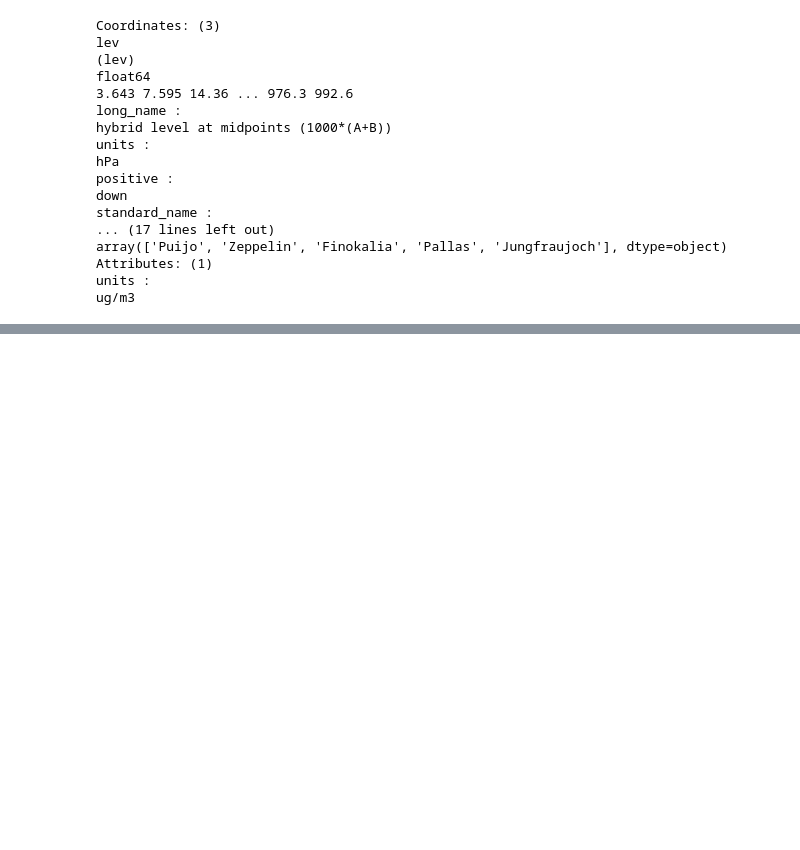
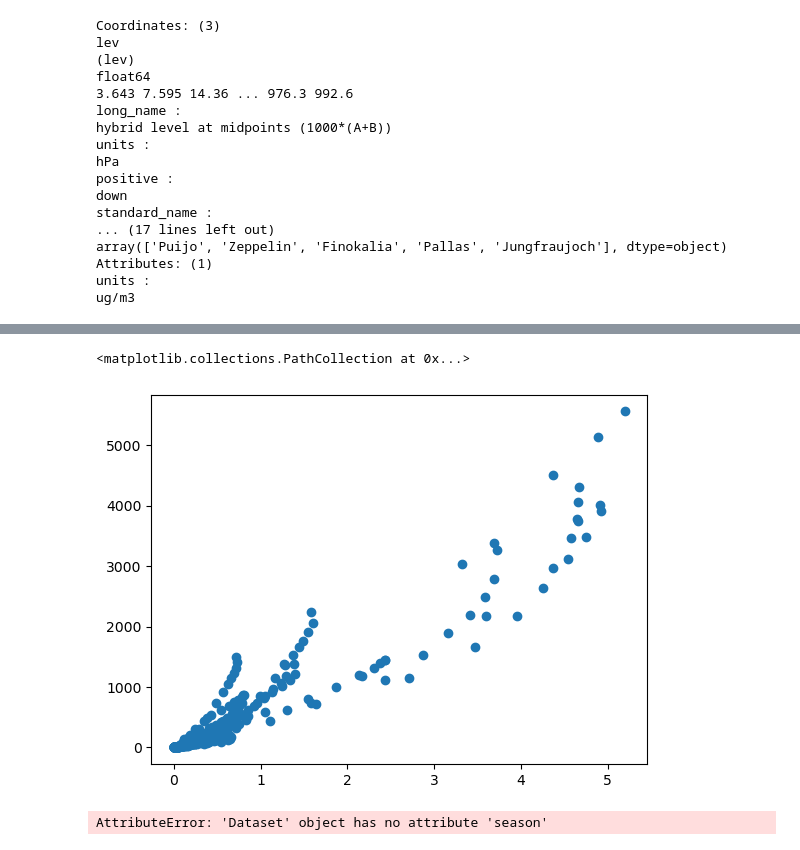
Before and after one commit to eScience-course/-Tjaernoe2022-group1, a Jupyter notebook: notebooks/Stefan/Aero NorESM Data Start.ipynb, the cells around one changed output, grey strips where cells are left out. Cells and saved outputs as stored; diff of their text form; code cells hidden in the pictures; blank space fills up the shorter version.

```diff
--- a/notebooks/Stefan/Aero NorESM Data Start.ipynb
+++ b/notebooks/Stefan/Aero NorESM Data Start.ipynb
@@ -448,0 +558,14 @@ ug/m3
+# %%
+plt.scatter(x = ds['SO4_tot'].groupby('time.season').mean(keep_attrs=True), y = ds_aero['N50'].groupby('time.season').mean(keep_attrs=True))
+# %% [output]
+<matplotlib.collections.PathCollection at 0x...>
+[figure, added]
+# %%
+dsseason = ds.groupby('time.season').mean(keep_attrs=True)
+ds_aeroseason = ds_aero.groupby('time.season').mean(keep_attrs=True)
+for seas in ds.season:
+    print(seas)
+    plt.scatter(x=ds.sel(season=seas)['SO4_tot'],
+                y=ds_aero.sel(season=seas)['N50'])
+# %% [output]
+AttributeError: 'Dataset' object has no attribute 'season'
```
Also changed, not shown: parts of 6 cells of this notebook.
